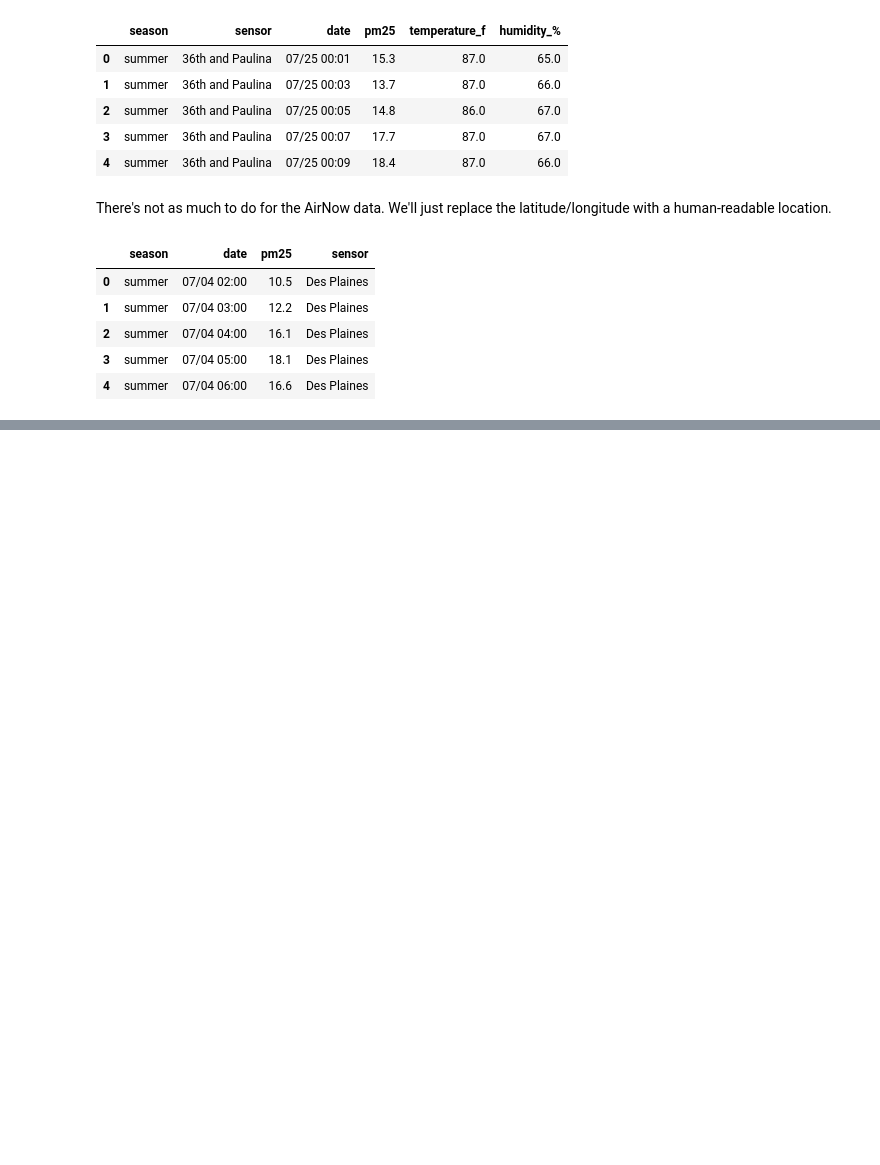
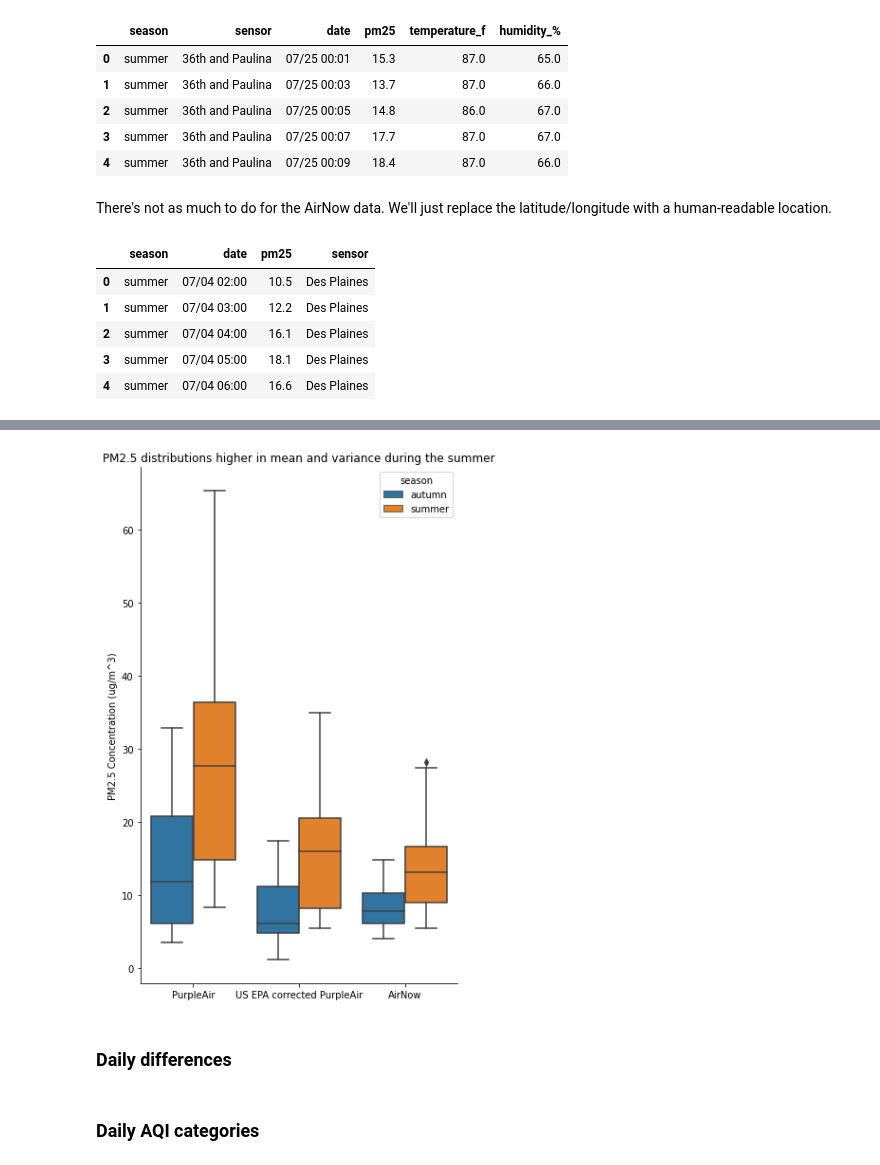
Before and after one commit to code-312/Air-Quality, a Jupyter notebook: notebooks/mckinley_park_vs_airnow_accuracy_corrections.ipynb, the cells around one changed output, grey strips where cells are left out. Saved outputs shown, nothing was run; the diff lists cells and outputs as text; code cells hidden in the pictures; blank space fills up the shorter version.

```diff
--- a/notebooks/mckinley_park_vs_airnow_accuracy_corrections.ipynb
+++ b/notebooks/mckinley_park_vs_airnow_accuracy_corrections.ipynb
@@ -158,0 +272,22 @@ df_an.head()
+# %%
+df_daily_melt = df_daily[['season', 'day', 'pm25_pa', 'pm25_pa_corr_epa', 'pm25_an']].melt(id_vars = ['day', 'season'])
+df_daily_melt = df_daily_melt.rename(columns = {'variable': 'type', 'value': 'pm25'})
+# %%
+fig, ax = plt.subplots(figsize = (6, 10))
+sns.boxplot(data = df_daily_melt, x = 'type', y = 'pm25', hue='season', ax=ax)
+
+ax.set_xticklabels(['PurpleAir', 'US EPA corrected PurpleAir', 'AirNow'])
+
+ax.spines['top'].set_visible(False)
+ax.spines['right'].set_visible(False)
+
+ax.set_xlabel(None)
+ax.set_ylabel('PM2.5 Concentration (ug/m^3)')
+ax.set_title('PM2.5 distributions higher in mean and variance during the summer')
+plt.savefig('../figures/acc_corr_mckinley_epa_pm25_seasonal_dist.png');
+# %% [output]
+[figure, added]
+# %% [markdown]
+### Daily differences
+# %% [markdown]
+### Daily AQI categories
```
Also changed, not shown: parts of 21 cells of this notebook, 2 other files.
